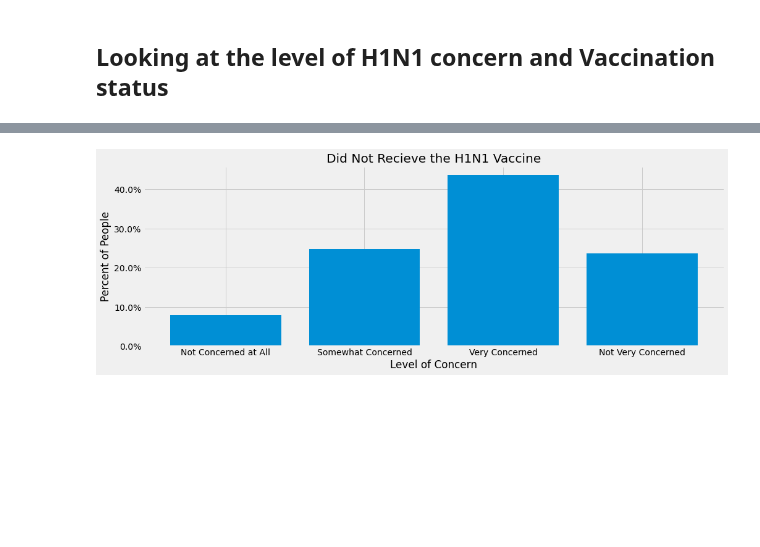
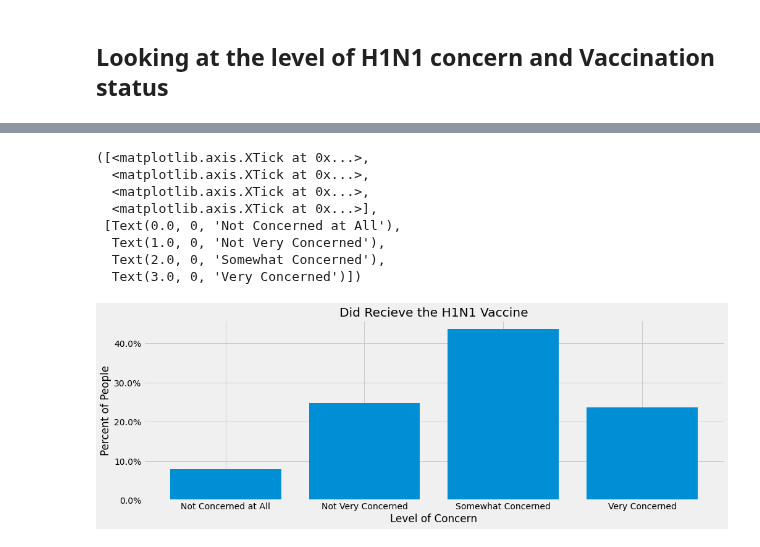
Before and after one commit to mankah/Capstone, a Jupyter notebook: Capstone.ipynb, the cells around one changed output, grey strips where cells are left out. Drawn from its saved outputs; the diff is of its cells as text; code cells hidden in the pictures; blank space fills up the shorter version.

```diff
--- a/Capstone.ipynb
+++ b/Capstone.ipynb
@@ -217,5 +249,5 @@ When looking at a breakdown of the different races we see that across all of the
 no_h1n1 = df[df.h1n1_vaccine == 0]
 level_concern_no_h1n1 = no_h1n1.h1n1_concern
 # %%
-no_vaccine = level_concern_no_h1n1.value_counts(normalize=True).sort_values()
+no_vaccine = level_concern_no_h1n1.value_counts(normalize=True).sort_index()
 # %%
@@ -233,17 +274,26 @@ plt.xticks(ticks= no_vaccine.index ,labels= x);
 # %%
 yes_h1h1 = df[df.h1n1_vaccine == 1]
 level_concern_yes_h1h1 = yes_h1h1.h1n1_concern
-yes_vaccine = level_concern_yes_h1h1.value_counts(normalize=True).sort_values()
+yes_vaccine = level_concern_yes_h1h1.value_counts(normalize=True).sort_index()
 # %%
-fig, ax = plt.subplots(figsize = (15,5))
+fig, ax = plt.subplots(figsize=(15, 5))
 
-x = ['Not Concerned at All', 'Not Very Concerned', 'Somewhat Concerned', 'Very Concerned']
+x = ['Not Concerned at All', 'Not Very Concerned',
+     'Somewhat Concerned', 'Very Concerned']
 
 plt.bar(yes_vaccine.index, yes_vaccine.values)
-plt.title('Did Not Recieve the H1N1 Vaccine')
+plt.title('Did Recieve the H1N1 Vaccine')
 plt.ylabel('Percent of People')
 plt.xlabel('Level of Concern')
 ax.yaxis.set_major_formatter(mtick.PercentFormatter(1.0))
-plt.xticks(ticks= no_vaccine.index ,labels= x);
+plt.xticks(ticks=no_vaccine.index, labels=x)
 # %% [output]
+([<matplotlib.axis.XTick at 0x...>,
+  <matplotlib.axis.XTick at 0x...>,
+  <matplotlib.axis.XTick at 0x...>,
+  <matplotlib.axis.XTick at 0x...>],
+ [Text(0.0, 0, 'Not Concerned at All'),
+  Text(1.0, 0, 'Not Very Concerned'),
+  Text(2.0, 0, 'Somewhat Concerned'),
+  Text(3.0, 0, 'Very Concerned')])
-[figure, old version]
+[figure, new version]
```
Also changed, not shown: parts of 35 cells of this notebook.
